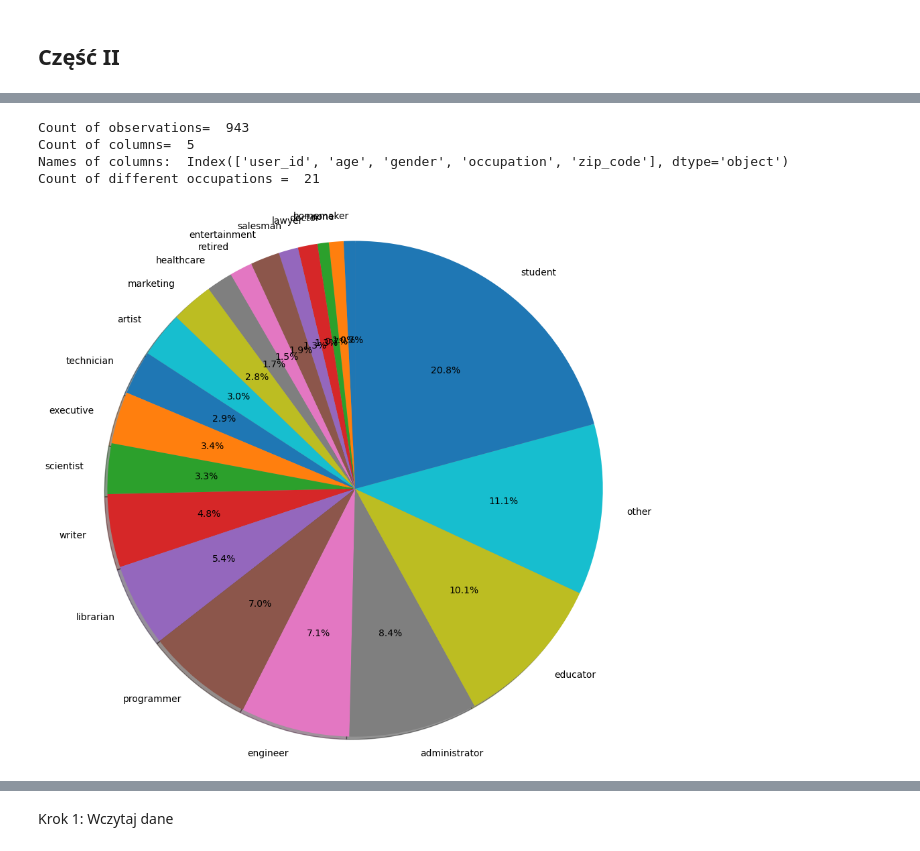
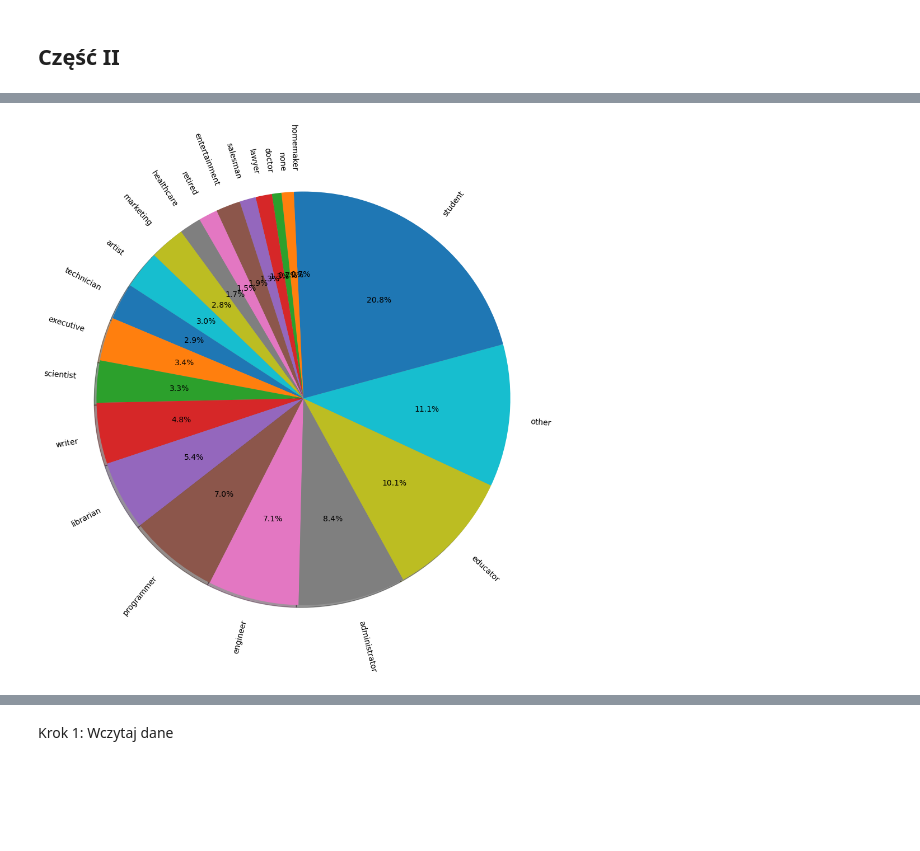
Before and after one commit to MariiaSaltykova/Saltykova_effective_python, a Jupyter notebook: lab12.ipynb, the cells around one changed output, grey strips where cells are left out. Drawn from its saved outputs; the diff is of its cells as text; code cells hidden in the pictures; blank space fills up the shorter version.

```diff
--- a/lab12.ipynb
+++ b/lab12.ipynb
@@ -91,101 +144,34 @@ Krok 10:
 # %%
-import pandas as pd
-import matplotlib.pyplot as plt
-import numpy as np
-
-ocupations = pd.read_csv("ocupation.csv", sep='|')
-first25_ocupations = ocupations.head(25)
-#print('First 25 records are:\n', first25_ocupations)
-last10_ocupations = ocupations.tail(10)
-#print('Last 25 records are: \n', last10_ocupations)
-print('Count of observations= ', len(ocupations))
-print('Count of columns= ', len(ocupations.columns))
-print('Names of columns: ', ocupations.columns)
-
-grouped = ocupations['user_id'].groupby(ocupations['occupation'])
-grouped = grouped.sum().sort_values()
-all_occupations = list(grouped.index)
-print('Count of different occupations = ', len(all_occupations))
-
+# 7
 occupations_dict = {}
 for occup in all_occupations:
     count = (ocupations['occupation']==occup).sum()
     occupations_dict.update({occup : (count / len(ocupations))})
 
+# create plot
 fig, ax = plt.subplots()
 ax.pie(occupations_dict.values(), labels=occupations_dict.keys(), autopct='%1.1f%%',
-       shadow=True, startangle=90, radius=2.5)
+       shadow=True, startangle=90, radius=2.5, rotatelabels=30)
 plt.show()
 
 
 sorted_occupations_dict = sorted(occupations_dict.items(), key=lambda x:x[1], reverse=True)
-
 first10_occupation_dict_percent = {}
-first10_occupation_dict = {}
 sum_of_others = 0
 i = 0
 for d in sorted_occupations_dict:
     first10_occupation_dict_percent.update({d[0]:d[1]})
-    first10_occupation_dict.update({d[0]:d[1]*len(ocupations)})
     sum_of_others += d[1]
     i += 1
     if(i == 10): break
 sum_of_others = 1 - sum_of_others
 sum_of_others += occupations_dict['other']
-
 first10_occupation_dict_percent.update({'other': sum_of_others})
-
-fig, ax = plt.subplots()
-ax.pie(first10_occupation_dict_percent.values(), labels=first10_occupation_dict_percent.keys(), autopct='%1.1f%%',
-       shadow=True, startangle=90, radius=2.5)
-plt.show()
-
-
-count_of_F = []
-count_of_M = []
-# NOT CORRECT!!!!
-for d in first10_occupation_dict:
-    countF = (ocupations['gender']=='F').sum()
-    count_of_F.append(countF)
-    countM = (ocupations['gender']=='M').sum()
-    count_of_M.append(countM)
-# grouped = ocupations['occupation'].groupby(ocupations['gender'])
-# # grouped = grouped.sum().sort_values()
-# print(grouped.)
-print(count_of_M)
-print(count_of_F)
-
-n_groups = 10
-means_frank = count_of_F
-means_guido = count_of_M
 
 # create plot
 fig, ax = plt.subplots()
-index = np.arange(n_groups)
-bar_width = 0.35
-opacity = 0.8
-
-rects1 = plt.bar(index, means_frank, bar_width,
-alpha=opacity,
-color='b',
-label='Frank')
-
-rects2 = plt.bar(index + bar_width, means_guido, bar_width,
-alpha=opacity,
-color='g',
-label='Guido')
-
-plt.xlabel('Person')
-plt.ylabel('Scores')
-plt.title('Scores by person')
-plt.xticks(index + bar_width, first10_occupation_dict.values())
-plt.legend()
-
-plt.tight_layout()
+ax.pie(first10_occupation_dict_percent.values(), labels=first10_occupation_dict_percent.keys(), autopct='%1.1f%%',
+       shadow=True, startangle=50, radius=1.25, rotatelabels=20)
 plt.show()
 # %% [output]
-Count of observations=  943
-Count of columns=  5
-Names of columns:  Index(['user_id', 'age', 'gender', 'occupation', 'zip_code'], dtype='object')
-Count of different occupations =  21
-[figure, old version]
+[figure, new version]
```
Also changed, not shown: parts of 6 cells of this notebook.
